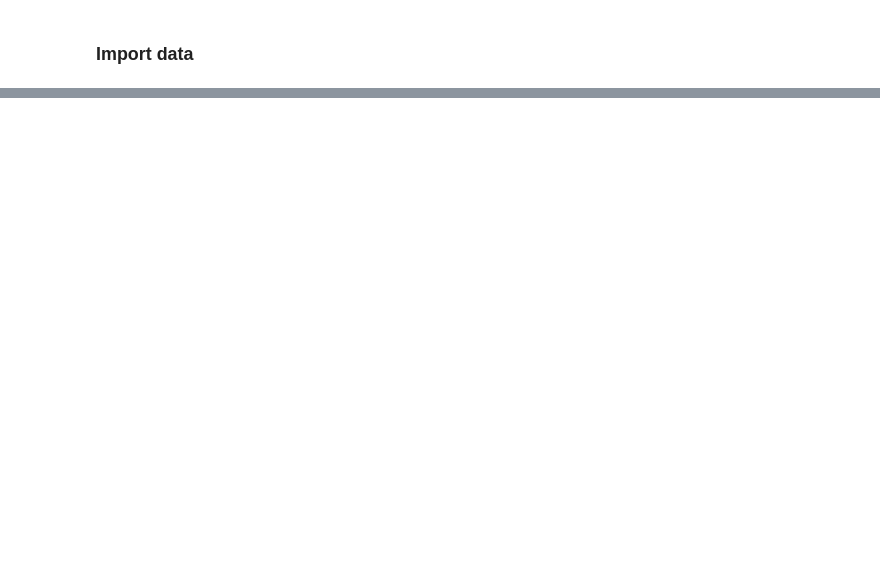
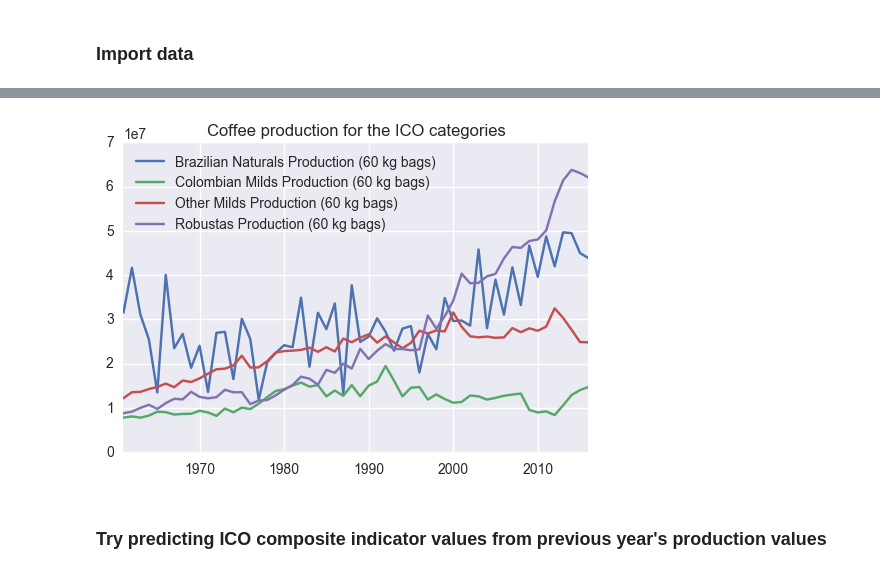
Before and after one commit to mohsseha/DSI-BOS-students, a Jupyter notebook: ntmitchell/capstone project/master-notebook.ipynb, the cells around one changed output, grey strips where cells are left out. Cells and saved outputs as stored; diff of their text form; code cells hidden in the pictures; blank space fills up the shorter version.

Commit message:
updating capstone files

```diff
--- a/ntmitchell/capstone project/master-notebook.ipynb
+++ b/ntmitchell/capstone project/master-notebook.ipynb
@@ -22,0 +22,20 @@ AttributeError: 'Temperature_Data' object has no attribute 'temperature_data_by_
+# %%
+master_dataframe = pd.DataFrame()
+
+# Import production data
+production = Production_Data()
+ICO_categories = production.ICO_categories
+for category in ICO_categories:
+    temp_df = production.get_aggregate_production_data_by_ICO_category(category)
+    temp_df.name = category + " Production (60 kg bags)"
+    master_dataframe = pd.concat([master_dataframe, temp_df[temp_df.index > 1960]], axis = 1)
+
+# Import ICO composite indicator index data
+# ICO_composite_indicator = ICO_Composite_Indicator_Index()
+ICO_composite_indicator = pd.read_csv("../datasets/capstone/ICO composite indicator index since 1960.csv")
+ICO_composite_indicator = ICO_composite_indicator.set_index("Unnamed: 0")
+ICO_composite_indicator.columns = ["ICO Composite Indicator (US cents/lb)"]
+del ICO_composite_indicator.index.name
+
+master_dataframe.index = pd.to_datetime(master_dataframe.index, format = "%Y").values
+master_dataframe = ICO_composite_indicator.merge(master_dataframe, left_index = True, right_index = True)
@@ -22,0 +51,8 @@ AttributeError: 'Temperature_Data' object has no attribute 'temperature_data_by_
+# %%
+master_dataframe.drop("ICO Composite Indicator (US cents/lb)", axis = 1).plot()
+plt.title("Coffee production for the ICO categories")
+plt.show()
+# %% [output]
+[figure, added]
+# %% [markdown]
+### Try predicting ICO composite indicator values from previous year's production values
```
Also changed, not shown: parts of 11 cells of this notebook, 4 other files.
